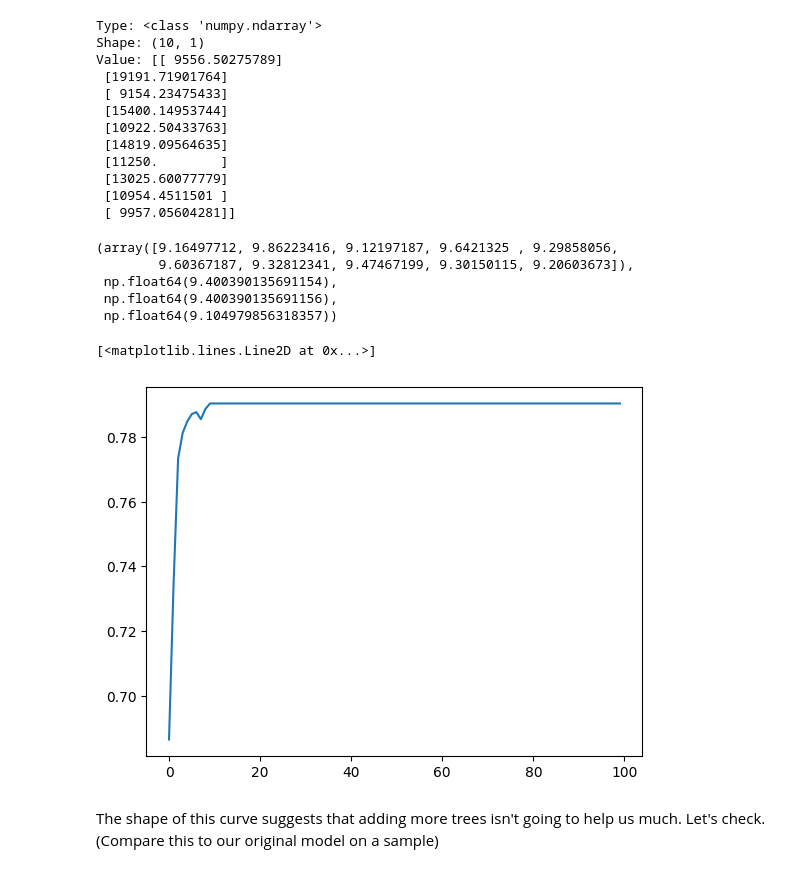
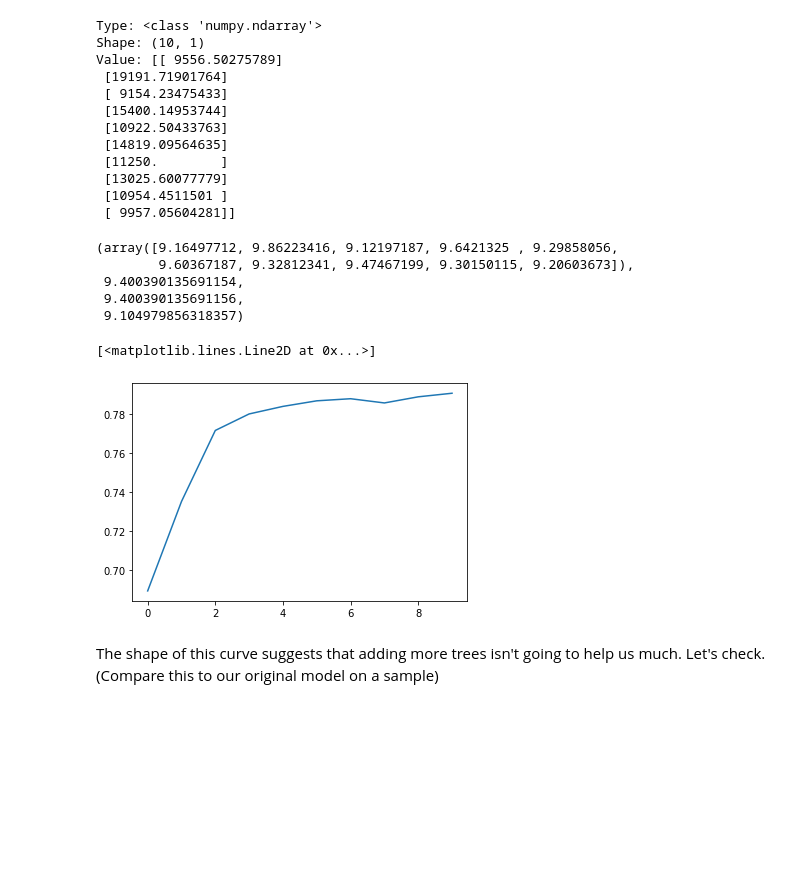
Before and after one commit to realJiaoKan/Machine-Learning-in-Practice, a Jupyter notebook: notebooks/Machine Learning Course - 3 Supervized regression.ipynb, the cells around one changed output. Saved outputs shown, nothing was run; the diff lists cells and outputs as text; code cells hidden in the pictures; blank space fills up the shorter version.

```diff
--- a/notebooks/Machine Learning Course - 3 Supervized regression.ipynb
+++ b/notebooks/Machine Learning Course - 3 Supervized regression.ipynb
@@ -125,8 +129,7 @@ path_to_bulldozers
 [Back to top](#plan)
 # %%
 # define the path to dataset
-path_to_dataset = os.path.join(
-    path_to_repo, "data", 'bulldozers', 'bulldozers-raw')
+path_to_dataset = os.path.join(path_to_repo, "data", 'tmp', 'bulldozers-raw')
 print(path_to_dataset)
 
 # import raw data
@@ -713,16 +713,17 @@ R^2 on valid set: 0.7300
 Let us remove the constrain on the tree depth :
 # %%
 model_dt = DecisionTreeRegressor(
-    criterion='squared_error',  # 'mse',
-    splitter='best',
-    max_depth=None,
-    min_samples_split=2,
-    min_samples_leaf=1,
-    min_weight_fraction_leaf=0.0,
-    max_leaf_nodes=None,
-    min_impurity_decrease=0.0,
-    random_state=42,  # None,
-    ccp_alpha=0.0,
+    criterion = 'squared_error', # 'mse',
+    splitter = 'best',
+    max_depth = None,
+    min_samples_split = 2,
+    min_samples_leaf = 1,
+    min_weight_fraction_leaf = 0.0,
+    max_features = 'auto',
+    max_leaf_nodes = None,
+    min_impurity_decrease = 0.0,
+    random_state = 42, # None,
+    ccp_alpha = 0.0,
 )
 # %%
 model_dt.fit(X_small, y_small)
@@ -771,6 +772,7 @@ base_model = RandomForestRegressor(
     min_samples_split = 2,
     min_samples_leaf = 1,
     min_weight_fraction_leaf = 0.0,
+    max_features = 'auto',
     max_leaf_nodes = None,
     min_impurity_decrease = 0.0,
     ccp_alpha = 0.0,
@@ -898,24 +894,24 @@ Value: [[ 9556.50275789]
  [ 9957.05604281]]
 # %%
 # all tree predictions on all data
-preds = np.stack([tree.predict(X_valid)
-                 for tree in base_model.estimators_])  # or np.asarray()
+preds = np.stack([tree.predict(X_valid) for tree in base_model.estimators_]) # or np.asarray()
 
 # predictions of the 10 trees, mean, and actual value (for first point in validation set)
-preds[:, 0], base_model.predict(point)[0], np.mean(preds[:, 0]), y_valid[0]
+preds[:,0], base_model.predict(point)[0], np.mean(preds[:,0]), y_valid[0]
 # %% [output]
 (array([9.16497712, 9.86223416, 9.12197187, 9.6421325 , 9.29858056,
         9.60367187, 9.32812341, 9.47467199, 9.30150115, 9.20603673]),
- np.float64(9.400390135691154),
- np.float64(9.400390135691156),
- np.float64(9.104979856318357))
+ 9.400390135691154,
+ 9.400390135691156,
+ 9.104979856318357)
 # %%
 plt.plot([
-    metrics.r2_score(y_valid, np.mean(preds[:num_trees], axis=0)) for num_trees in range(1, 101)
+    metrics.r2_score(y_valid, np.mean(preds[:num_trees], axis = 0))
+    for num_trees in range(1, 11)
 ])
 # %% [output]
 [<matplotlib.lines.Line2D at 0x...>]
-[figure, old version]
+[figure, new version]
 # %% [markdown]
 The shape of this curve suggests that adding more trees isn't going to help us much. Let's check. (Compare this to our original model on a sample)
 # %%
```
Also changed, not shown: parts of 97 cells of this notebook, 26 other files.
